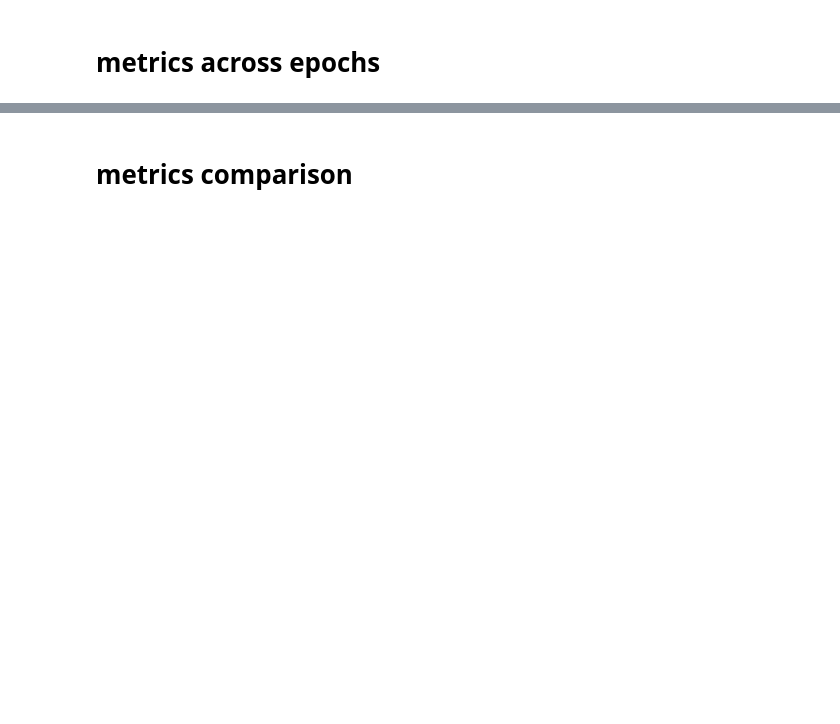
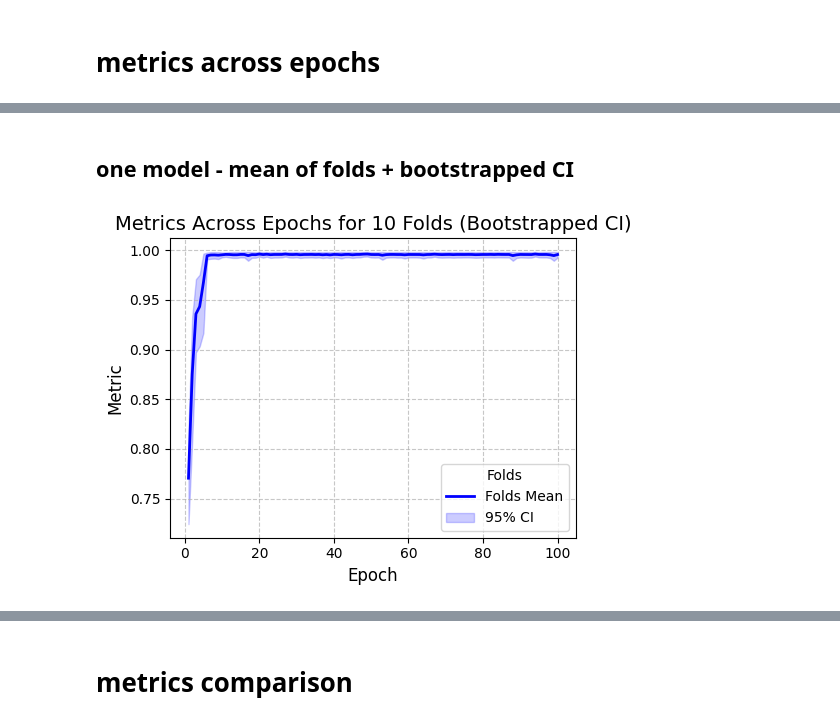
Before and after one commit to agurianova/rolling-in-the-deep, a Jupyter notebook: notebooks/results.ipynb, the cells around one changed output, grey strips where cells are left out. Saved outputs shown, nothing was run; the diff lists cells and outputs as text; code cells hidden in the pictures; blank space fills up the shorter version.

```diff
--- a/notebooks/results.ipynb
+++ b/notebooks/results.ipynb
@@ -77,0 +93,41 @@ plt.show()
+# %% [markdown]
+## one model - mean of folds + bootstrapped CI
+# %%
+n_bootstrap = 1000
+confidence_level = 0.95
+
+plt.figure(figsize=(5, 4))
+
+metrics_to_save = []
+for fold in data['folds']:
+    fold_number = fold['fold']
+    epochs = [i['epoch']+1 for i in fold['epochs']]
+    metrics = [i['validation']['auc_ovr'] for i in fold['epochs']]
+    metrics_to_save.append(metrics)
+    #plt.plot(epochs, metrics, color='lightblue', alpha=0.6, marker='o', label=f'Fold {fold_number}')
+metrics_to_save = np.array(metrics_to_save)
+
+mean_metric = np.mean(metrics_to_save, axis=0)
+plt.plot(epochs, mean_metric, color='blue', linewidth=2, label='Folds Mean')
+
+# CI using bootstrap - to find true mean
+bootstrap_means = np.zeros((n_bootstrap, metrics_to_save.shape[1]))
+for i in range(n_bootstrap):
+    # resample 10 folds with replacement
+    bootstrap_sample = np.random.choice(metrics_to_save.shape[0], metrics_to_save.shape[0], replace=True)
+    bootstrap_means[i, :] = np.mean(metrics_to_save[bootstrap_sample, :], axis=0)
+
+lower_bound = np.percentile(bootstrap_means, (1 - confidence_level) / 2 * 100, axis=0)
+upper_bound = np.percentile(bootstrap_means, (1 + confidence_level) / 2 * 100, axis=0)
+plt.fill_between(epochs, lower_bound, upper_bound, color='blue', alpha=0.2, label=f'{int(confidence_level*100)}% CI')
+
+plt.title('Metrics Across Epochs for 10 Folds (Bootstrapped CI)', fontsize=14)
+plt.xlabel('Epoch', fontsize=12)
+plt.ylabel('Metric', fontsize=12)
+plt.grid(True, linestyle='--', alpha=0.7)
+plt.legend(title="Folds", loc='lower right', fontsize=10)
+plt.tight_layout()
+
+plt.show()
+# %% [output]
+[figure, added]
```
Also changed, not shown: parts of 23 cells of this notebook.
